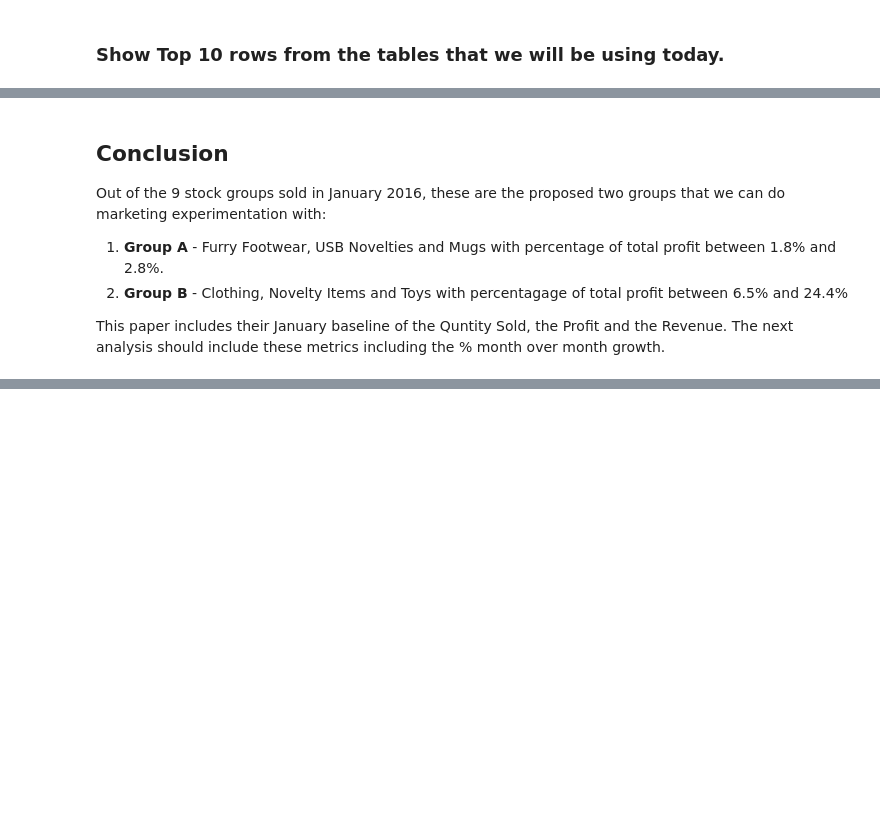
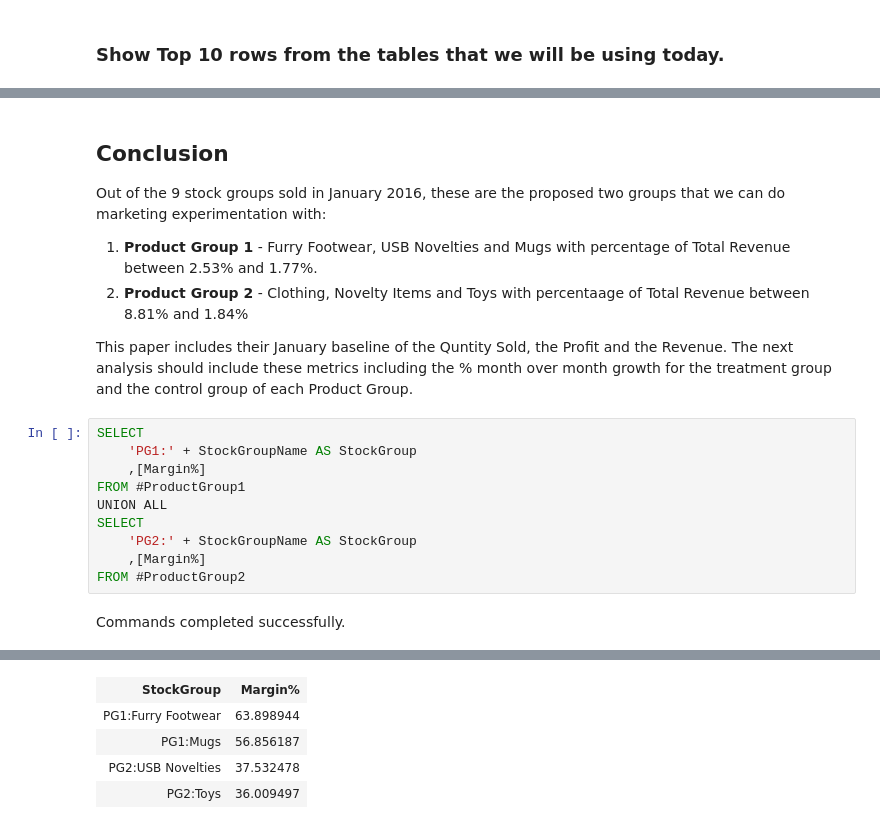
Before and after one commit to MsSQLGirl/jubilant-data-wizards, a Jupyter notebook: Simple Demo/Sample Notebooks - Data Analysis/WWIReproducibleResearch Vol 1.ipynb, the cells around one changed output, grey strips where cells are left out. Cells and saved outputs as stored; diff of their text form; blank space fills up the shorter version.

```diff
--- a/Simple Demo/Sample Notebooks - Data Analysis/WWIReproducibleResearch Vol 1.ipynb
+++ b/Simple Demo/Sample Notebooks - Data Analysis/WWIReproducibleResearch Vol 1.ipynb
@@ -254,7 +319,19 @@ Total execution time: 00:00:00.089
 ## Conclusion
 
 Out of the 9 stock groups sold in January 2016, these are the proposed two groups that we can do marketing experimentation with:
-1. **Group A** - Furry Footwear, USB Novelties and Mugs with percentage of total profit between 1.8% and 2.8%.
-2. **Group B** - Clothing, Novelty Items and Toys with percentagage of total profit between 6.5% and 24.4%
+1. **Product Group 1** - Furry Footwear, USB Novelties and Mugs with  percentage of Total Revenue between 2.53% and 1.77%.
+2. **Product Group 2** - Clothing, Novelty Items and Toys with percentaage of Total Revenue between 8.81% and 1.84%
 
-This paper includes their January baseline of the Quntity Sold, the Profit and the Revenue. The next analysis should include these metrics including the % month over month growth.
+This paper includes their January baseline of the Quntity Sold, the Profit and the Revenue. The next analysis should include these metrics including the % month over month growth for the treatment group and the control group of each Product Group.
+# %%
+SELECT
+    'PG1:' + StockGroupName AS StockGroup
+    ,[Margin%]
+FROM #ProductGroup1
+UNION ALL
+SELECT
+    'PG2:' + StockGroupName AS StockGroup
+    ,[Margin%]
+FROM #ProductGroup2
+# %% [output]
+Commands completed successfully.
@@ -260,0 +339,5 @@ This paper includes their January baseline of the Quntity Sold, the Profit and t
+| StockGroup | Margin% |
+| PG1:Furry Footwear | 63.898944 |
+| PG1:Mugs | 56.856187 |
+| PG2:USB Novelties | 37.532478 |
+| PG2:Toys | 36.009497 |
```
Also changed, not shown: parts of 10 cells of this notebook.
